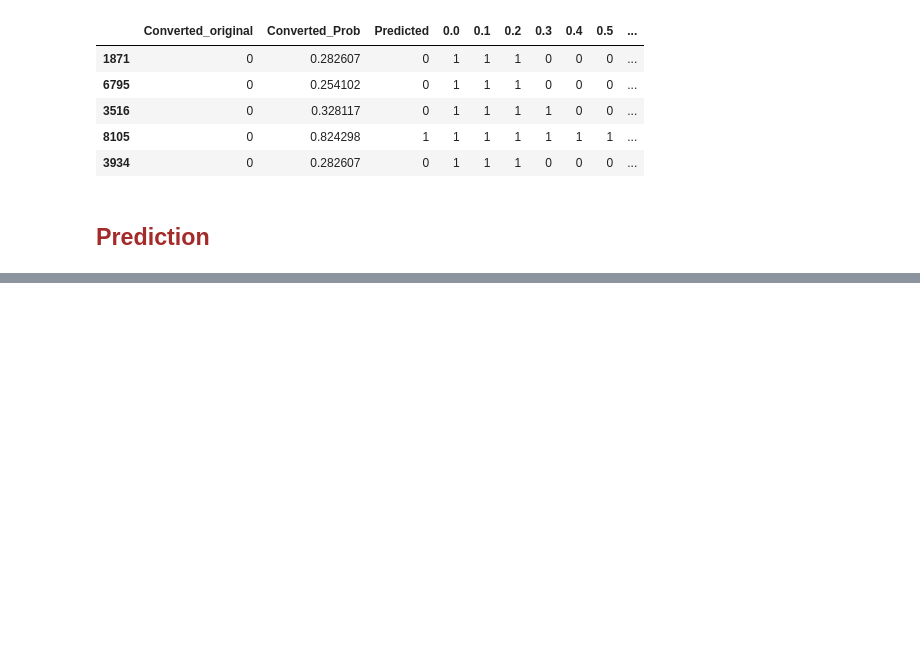
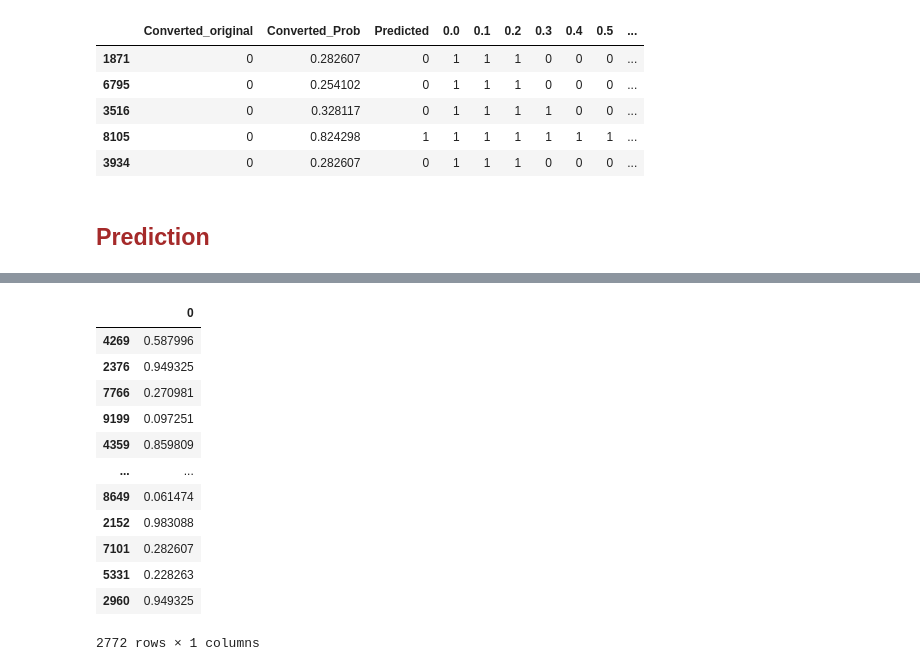
Before and after one commit to ankanroy92in/X_Education, a Jupyter notebook: X_Education.ipynb, the cells around one changed output, grey strips where cells are left out. Saved outputs shown, nothing was run; the diff lists cells and outputs as text; code cells hidden in the pictures; blank space fills up the shorter version.

```diff
--- a/X_Education.ipynb
+++ b/X_Education.ipynb
@@ -1440,0 +1467,3 @@ y_train_pred_final.head()
+# %%
+X_test_rfe_selected = X_test[selected_column]
+X_test_rfe_selected.shape
@@ -1440,0 +1495,6 @@ y_train_pred_final.head()
+# %%
+X_test_rfe_selected.drop(drop_feature,axis=1,inplace=True)
+# %%
+# Adding contant value
+X_test_with_constant = sm.add_constant(X_test_rfe_selected)
+X_test_with_constant.shape
@@ -1440,0 +1503,4 @@ y_train_pred_final.head()
+# %%
+# making prediction using model 4 (final model)
+y_test_pred = model_3.predict(X_test_with_constant)
+y_test_pred.head(10)
@@ -1440,0 +1519,17 @@ y_train_pred_final.head()
+# %%
+y_test_pred = pd.DataFrame(y_test_pred)
+y_test_pred
+# %% [output]
+|  | 0 |
+| 4269 | 0.587996 |
+| 2376 | 0.949325 |
+| 7766 | 0.270981 |
+| 9199 | 0.097251 |
+| 4359 | 0.859809 |
+| ... | ... |
+| 8649 | 0.061474 |
+| 2152 | 0.983088 |
+| 7101 | 0.282607 |
+| 5331 | 0.228263 |
+| 2960 | 0.949325 |
+2772 rows × 1 columns
```
Also changed, not shown: parts of 12 cells of this notebook.
